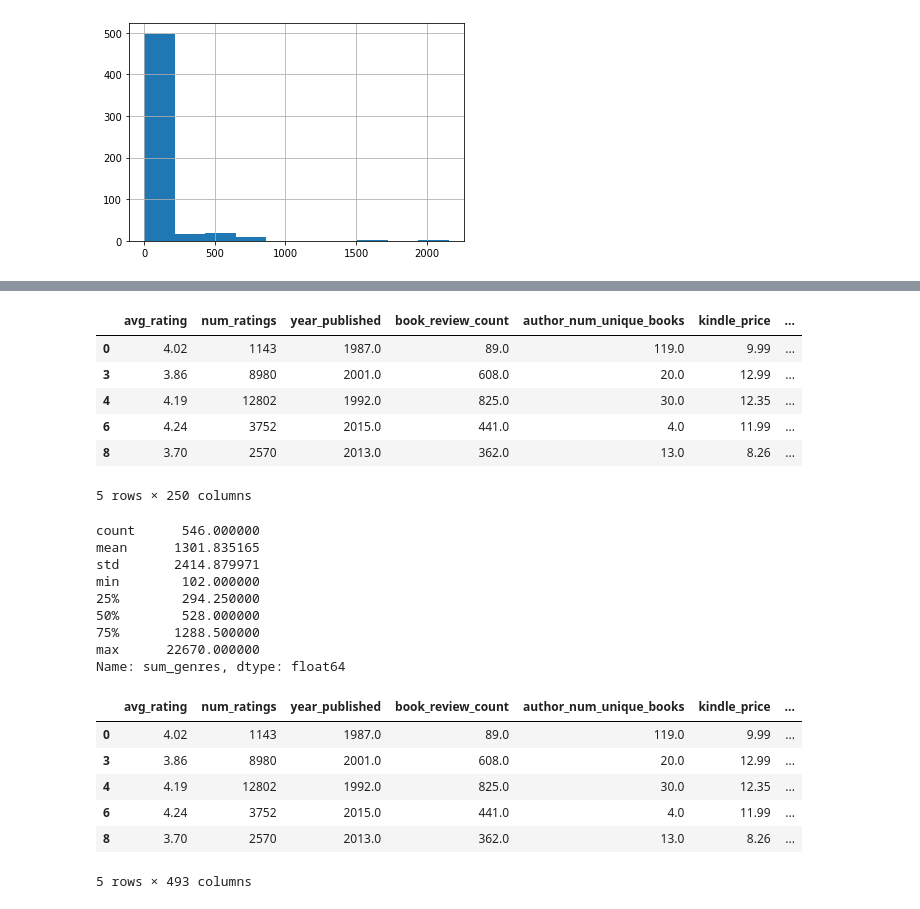
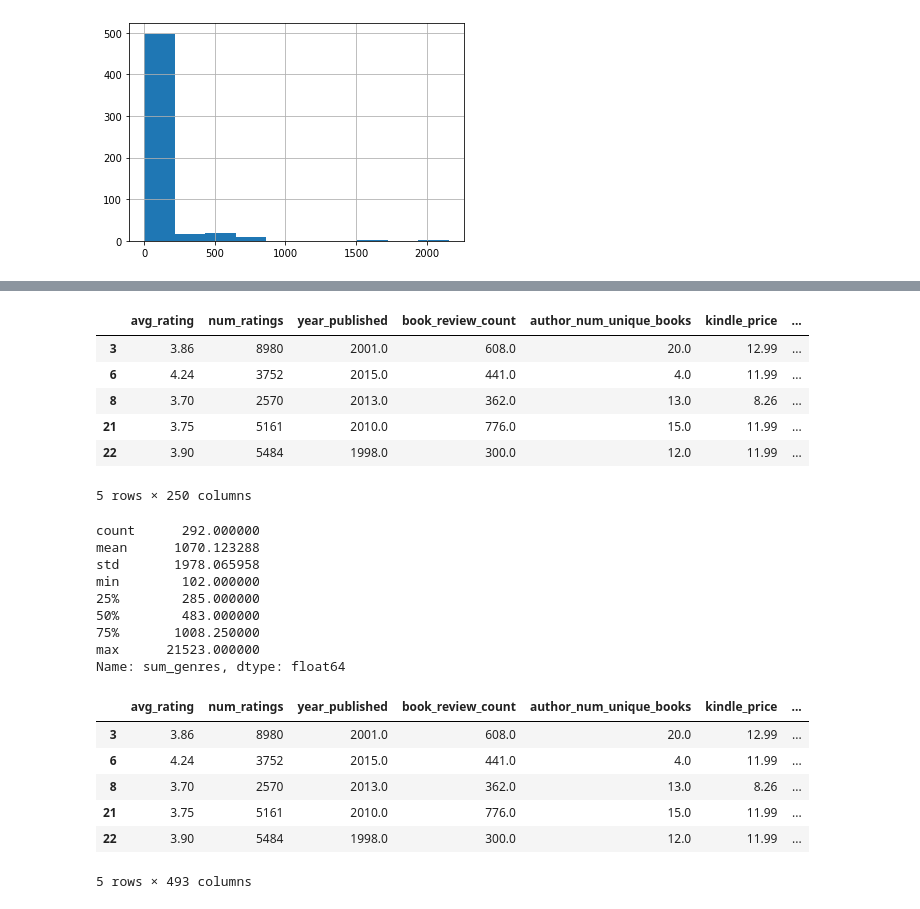
Before and after one commit to 7albertoh/insight_project, a Jupyter notebook: notebooks/exploratory_data_analysis.ipynb, the cells around one changed output, grey strips where cells are left out. Cells and saved outputs as stored; diff of their text form; code cells hidden in the pictures.

```diff
--- a/notebooks/exploratory_data_analysis.ipynb
+++ b/notebooks/exploratory_data_analysis.ipynb
@@ -115,3 +115,8 @@ min         2.000000
 max      2154.000000
 Name: author_num_unique_books, dtype: float64
 [figure]
+# %%
+# remove authors of more than 50 books
+df5 = df4[df4['author_num_unique_books']<30]
+df5['author_num_unique_books'].hist()
+df5['author_num_unique_books'].describe()
@@ -118,41 +134,41 @@ Name: author_num_unique_books, dtype: float64
 # %%
 # sum the genres
-df_percent_genre = df4.copy()
-df_percent_genre['sum_genres'] = df4[df4.columns[6::]].sum(axis=1)
+df_percent_genre = df5.copy()
+df_percent_genre['sum_genres'] = df5[df5.columns[6::]].sum(axis=1)
 df_percent_genre.head()
 # %% [output]
 |  | avg_rating | num_ratings | year_published | book_review_count | author_num_unique_books | kindle_price | ... |
-| 0 | 4.02 | 1143 | 1987.0 | 89.0 | 119.0 | 9.99 | ... |
 | 3 | 3.86 | 8980 | 2001.0 | 608.0 | 20.0 | 12.99 | ... |
-| 4 | 4.19 | 12802 | 1992.0 | 825.0 | 30.0 | 12.35 | ... |
 | 6 | 4.24 | 3752 | 2015.0 | 441.0 | 4.0 | 11.99 | ... |
 | 8 | 3.70 | 2570 | 2013.0 | 362.0 | 13.0 | 8.26 | ... |
+| 21 | 3.75 | 5161 | 2010.0 | 776.0 | 15.0 | 11.99 | ... |
+| 22 | 3.90 | 5484 | 1998.0 | 300.0 | 12.0 | 11.99 | ... |
 5 rows × 250 columns
 # %%
 df_percent_genre['sum_genres'].describe()
 # %% [output]
-count      546.000000
-mean      1301.835165
-std       2414.879971
+count      292.000000
+mean      1070.123288
+std       1978.065958
 min        102.000000
-25%        294.250000
-50%        528.000000
-75%       1288.500000
-max      22670.000000
+25%        285.000000
+50%        483.000000
+75%       1008.250000
+max      21523.000000
 Name: sum_genres, dtype: float64
 # %%
 # create genres percentage columns
-columns_genre = list(df4.columns[6::])
+columns_genre = list(df5.columns[6::])
 for columni in columns_genre:
     df_percent_genre[columni+'_percent'] = df_percent_genre.apply(lambda x : x[columni]/x['sum_genres'],axis=1)
 df_percent_genre.head()
 # %% [output]
 |  | avg_rating | num_ratings | year_published | book_review_count | author_num_unique_books | kindle_price | ... |
-| 0 | 4.02 | 1143 | 1987.0 | 89.0 | 119.0 | 9.99 | ... |
 | 3 | 3.86 | 8980 | 2001.0 | 608.0 | 20.0 | 12.99 | ... |
-| 4 | 4.19 | 12802 | 1992.0 | 825.0 | 30.0 | 12.35 | ... |
 | 6 | 4.24 | 3752 | 2015.0 | 441.0 | 4.0 | 11.99 | ... |
 | 8 | 3.70 | 2570 | 2013.0 | 362.0 | 13.0 | 8.26 | ... |
+| 21 | 3.75 | 5161 | 2010.0 | 776.0 | 15.0 | 11.99 | ... |
+| 22 | 3.90 | 5484 | 1998.0 | 300.0 | 12.0 | 11.99 | ... |
 5 rows × 493 columns
 # %%
 # create column for normalized num_ratings and review_count by years since published
```
Also changed, not shown: parts of 9 cells of this notebook, 3 other files.
